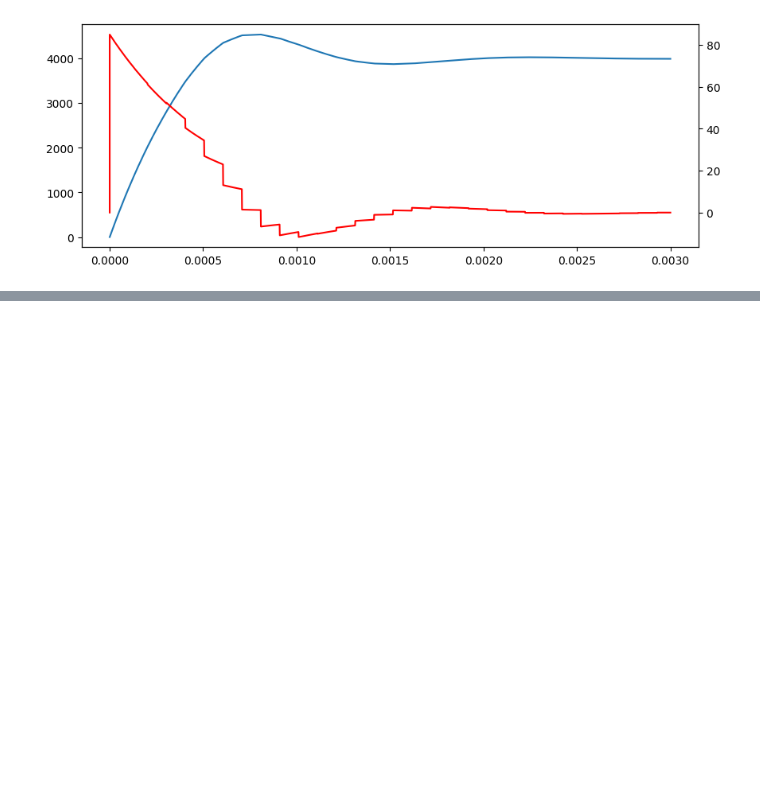
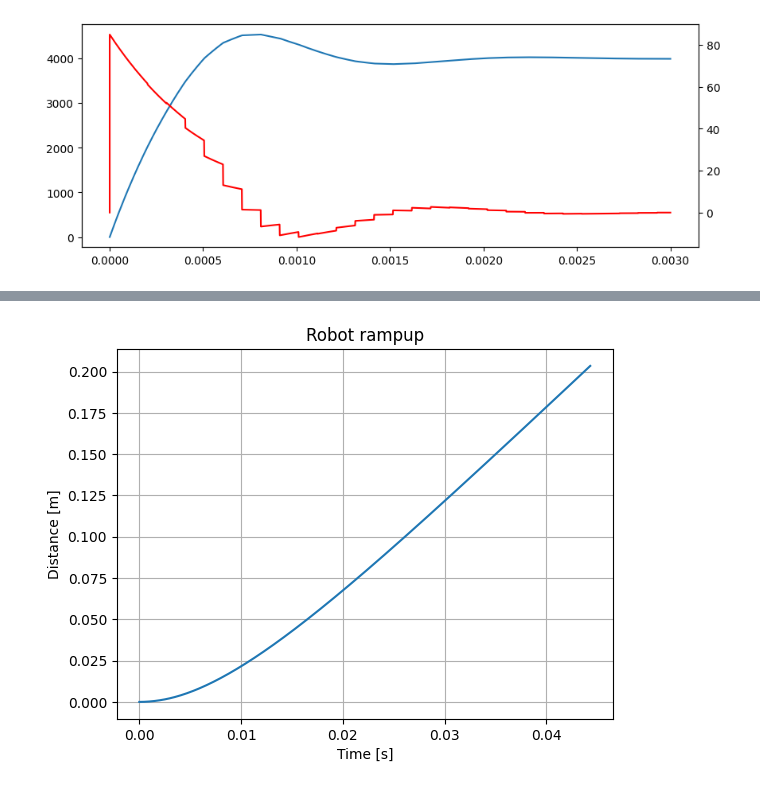
Before and after one commit to jvSanches/robot_dynamics, a Jupyter notebook: raiju_calc.ipynb, the cells around one changed output, grey strips where cells are left out. Saved outputs shown, nothing was run; the diff lists cells and outputs as text; code cells hidden in the pictures; blank space fills up the shorter version.

```diff
--- a/raiju_calc.ipynb
+++ b/raiju_calc.ipynb
@@ -194,0 +265,8 @@ Stable at 0.003 seconds, with 3000 steps
+# %%
+plt.plot(t, x)
+plt.title("Robot rampup")
+plt.ylabel("Distance [m]")
+plt.xlabel("Time [s]")
+plt.grid()
+# %% [output]
+[figure, added]
```
Also changed, not shown: parts of 6 cells of this notebook.
